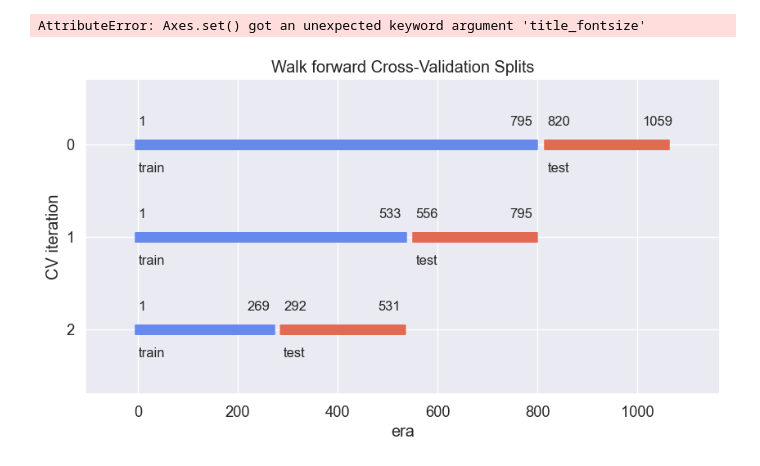
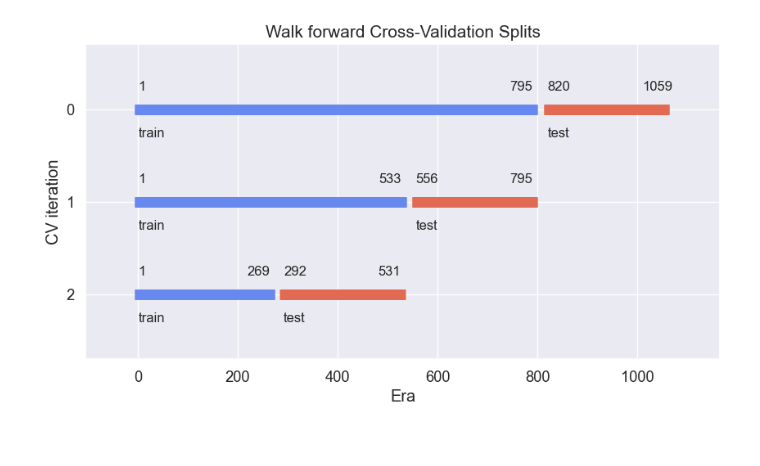
Before and after one commit to psvishnu91/numerai, a Jupyter notebook: numerai/utils_usage_examples/plot-cv-splits-example-usage.ipynb, the cells around one changed output. Drawn from its saved outputs; the diff is of its cells as text; code cells hidden in the pictures.

Commit message:
updated era plotting fn

```diff
--- a/numerai/utils_usage_examples/plot-cv-splits-example-usage.ipynb
+++ b/numerai/utils_usage_examples/plot-cv-splits-example-usage.ipynb
@@ -49,14 +46,13 @@ cv_splits = [
 # %%
 _, ax = plt.subplots(figsize=(10,5))
 ut.plot_cv_split(
     cv_splits=cv_splits,
-    era_col=ut.ERA_COL,
+    xlabel="Era",
     linewidth=9,
     always_show_bin_ends=True,
     bin_end_offset=50,
     title="Walk forward Cross-Validation Splits",
     ax=ax,
 );
 # %% [output]
-AttributeError: Axes.set() got an unexpected keyword argument 'title_fontsize'
-[figure, old version]
+[figure, new version]
```
Also changed, not shown: parts of 1 cell of this notebook, 1 other file.
